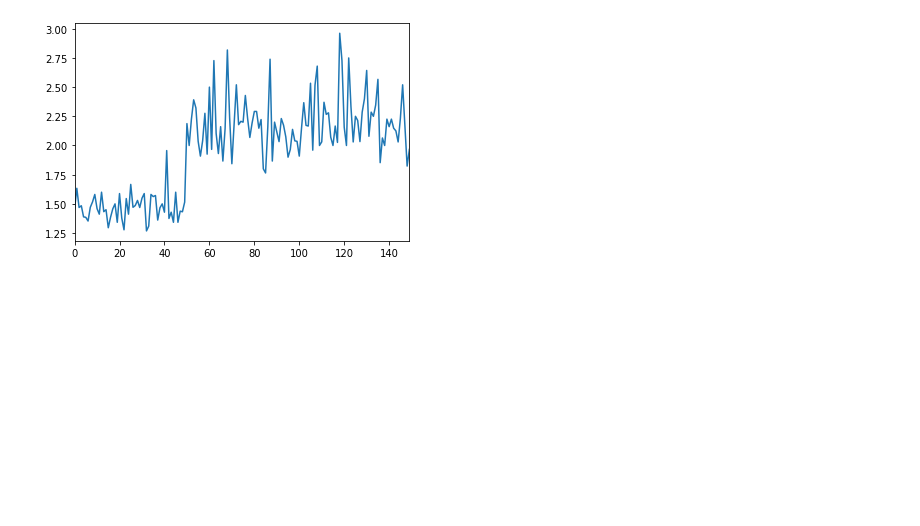
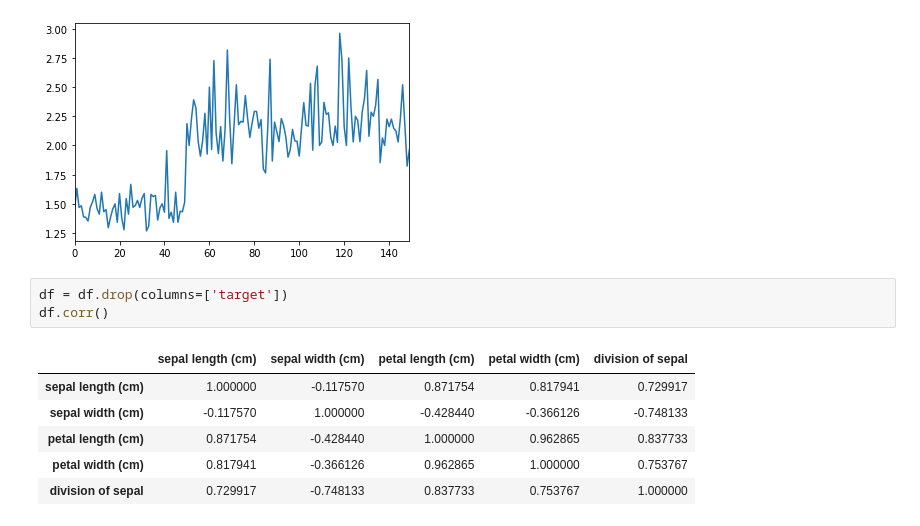
Before and after one commit to rmishra258/Board-Infinity, a Jupyter notebook: NOV02.ipynb, the cells around one changed output. Cells and saved outputs as stored; diff of their text form; blank space fills up the shorter version.

```diff
--- a/NOV02.ipynb
+++ b/NOV02.ipynb
@@ -151,3 +151,13 @@ df['division of sepal'].plot(kind='line')
 # %% [output]
 <matplotlib.axes._subplots.AxesSubplot at 0x...>
 [figure]
+# %%
+df = df.drop(columns=['target'])
+df.corr()
+# %% [output]
+|  | sepal length (cm) | sepal width (cm) | petal length (cm) | petal width (cm) | division of sepal |
+| sepal length (cm) | 1.000000 | -0.117570 | 0.871754 | 0.817941 | 0.729917 |
+| sepal width (cm) | -0.117570 | 1.000000 | -0.428440 | -0.366126 | -0.748133 |
+| petal length (cm) | 0.871754 | -0.428440 | 1.000000 | 0.962865 | 0.837733 |
+| petal width (cm) | 0.817941 | -0.366126 | 0.962865 | 1.000000 | 0.753767 |
+| division of sepal | 0.729917 | -0.748133 | 0.837733 | 0.753767 | 1.000000 |
```
Also changed, not shown: parts of 1 cell of this notebook.
